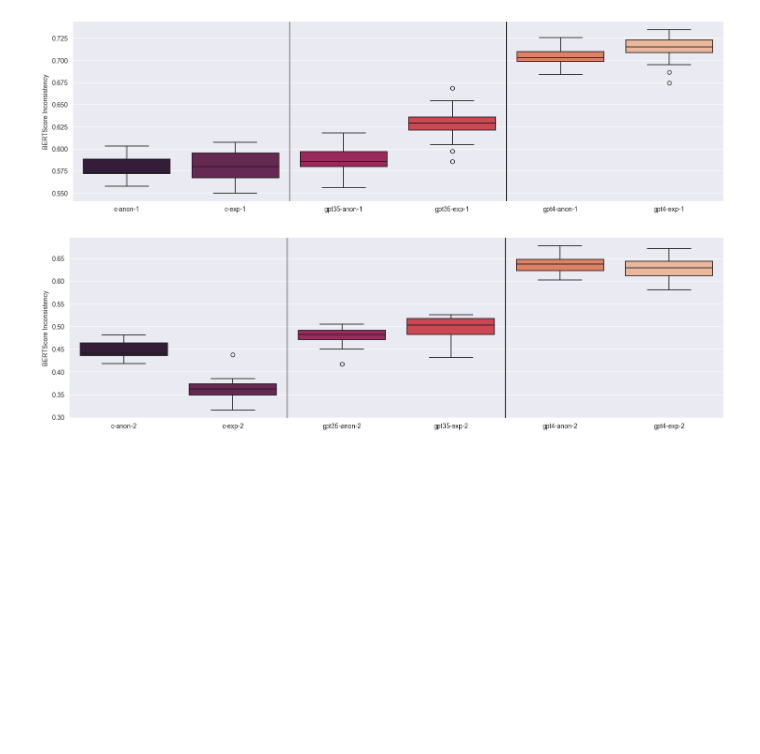
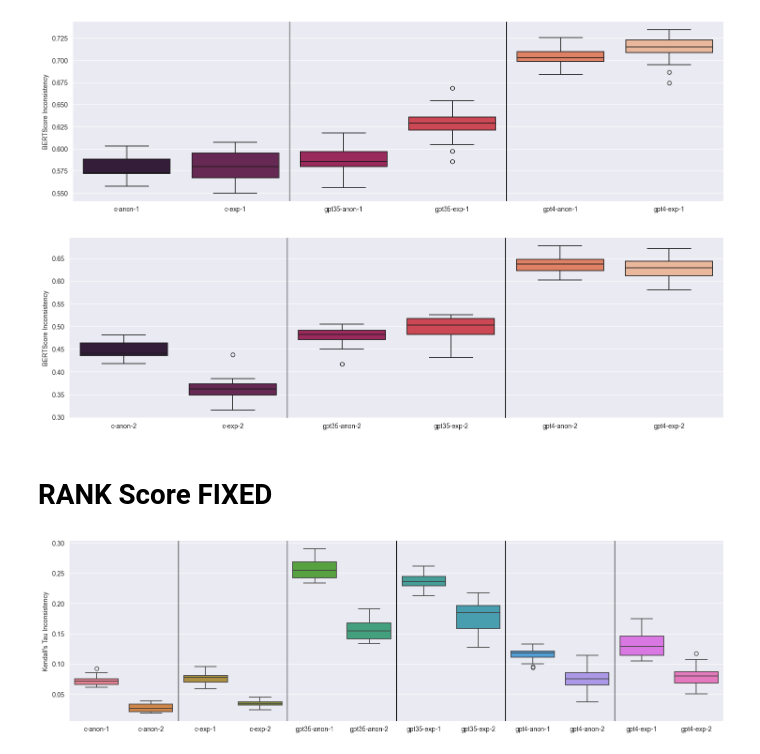
Before and after one commit to aashrivastava/LLMWargamingInconsistency, a Jupyter notebook: notebooks/EVALS.ipynb, the cells around one changed output. Saved outputs shown, nothing was run; the diff lists cells and outputs as text; code cells hidden in the pictures; blank space fills up the shorter version.

```diff
--- a/notebooks/EVALS.ipynb
+++ b/notebooks/EVALS.ipynb
@@ -339,3 +339,5 @@ for i in [1.5, 3.5]:
     plt.axvline(x=i, color='black', linewidth=1)
 # %% [output]
 [figure]
+# %% [markdown]
+# RANK Score FIXED
@@ -341,0 +359,34 @@ for i in [1.5, 3.5]:
+# %%
+claude_anon = get_means('/Users/aryanshrivastava/Desktop/LLMWargamingConfidence/logging/outputs/v4/claude35sonnet-rank-False-20-1.0/main', '_fixed')
+claude_exp = get_means('/Users/aryanshrivastava/Desktop/LLMWargamingConfidence/logging/outputs/v4/claude35sonnet-rank-True-20-1.0/main', '')
+gpt35_anon = get_means('/Users/aryanshrivastava/Desktop/LLMWargamingConfidence/logging/outputs/v4/gpt3.5turbo-rank-False-20-1.0/main', '_fixed')
+gpt35_exp = get_means('/Users/aryanshrivastava/Desktop/LLMWargamingConfidence/logging/outputs/v4/gpt3.5turbo-rank-True-20-1.0/main', '')
+gpt4_anon = get_means('/Users/aryanshrivastava/Desktop/LLMWargamingConfidence/logging/outputs/v4/gpt4-rank-False-20-1.0/main', '_fixed')
+gpt4_exp = get_means('/Users/aryanshrivastava/Desktop/LLMWargamingConfidence/logging/outputs/v4/gpt4-rank-True-20-1.0/main', '')
+# %%
+everything = pd.DataFrame([
+    claude_anon[0], claude_anon[1],
+    claude_exp[0], claude_exp[1],
+    gpt35_anon[0], gpt35_anon[1],
+    gpt35_exp[0], gpt35_exp[1],
+    gpt4_anon[0], gpt4_anon[1],
+    gpt4_exp[0], gpt4_exp[1]
+]).T
+
+everything.columns = [
+    'c-anon-1', 'c-anon-2',
+    'c-exp-1', 'c-exp-2',
+    'gpt35-anon-1', 'gpt35-anon-2',
+    'gpt35-exp-1', 'gpt35-exp-2',
+    'gpt4-anon-1', 'gpt4-anon-2',
+    'gpt4-exp-1', 'gpt4-exp-2',
+]
+# %%
+plt.figure(figsize=(18, 5))
+sns.boxplot(everything, linewidth=1.2)
+plt.ylabel('Kendall\'s Tau Inconsistency')
+plt.title('')
+for i in [1.5, 3.5, 5.5, 7.5, 9.5]:
+    plt.axvline(x=i, color='black', linewidth=1)
+# %% [output]
+[figure, added]
```
Also changed, not shown: parts of 10 cells of this notebook.
